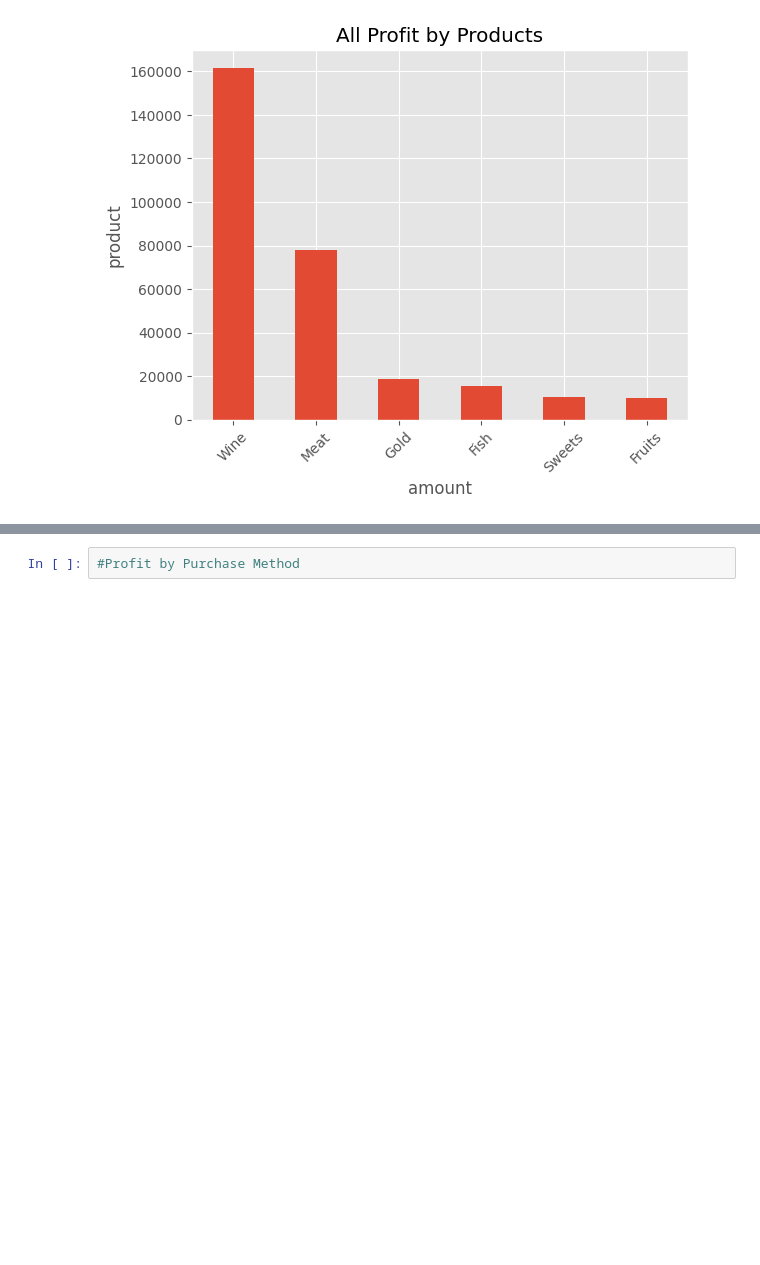
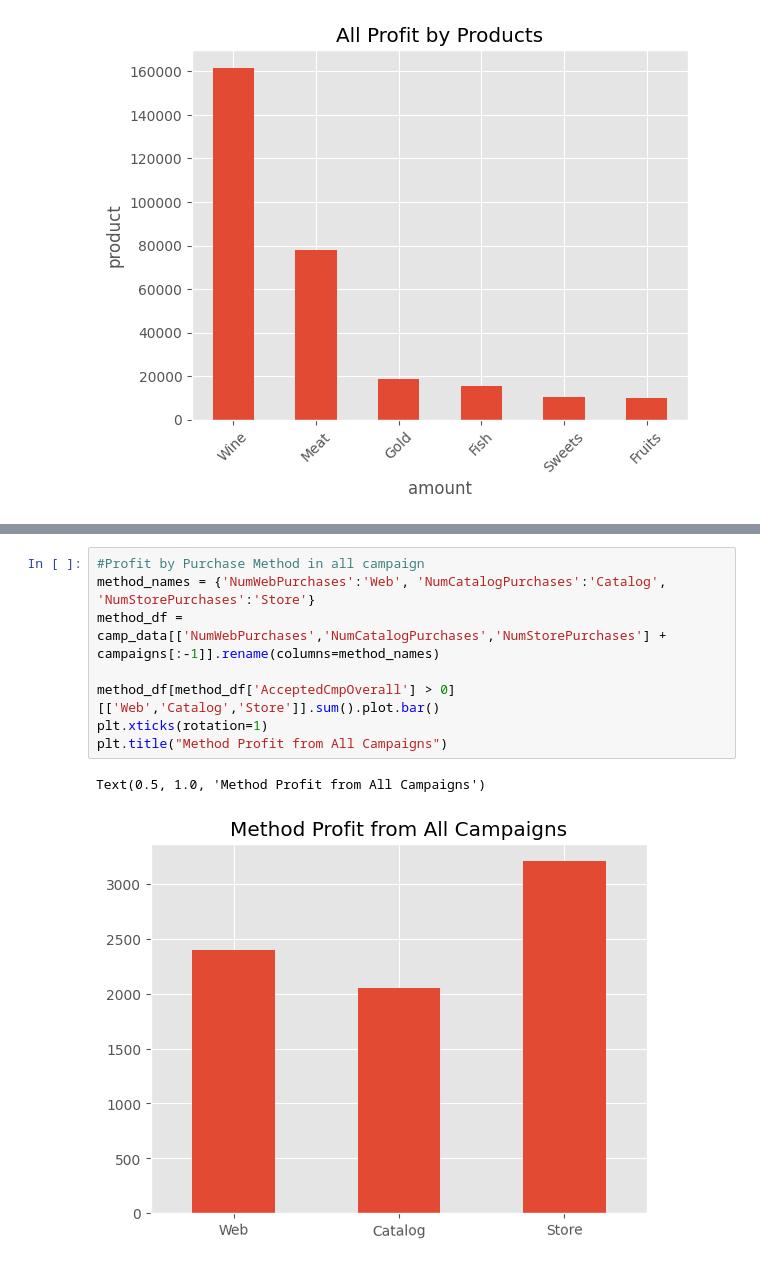
Before and after one commit to DottL/MarketingAnalysis, a Jupyter notebook: MarketingCampaignsAnalysis.ipynb, the cells around one changed output, grey strips where cells are left out. Saved outputs shown, nothing was run; the diff lists cells and outputs as text; blank space fills up the shorter version.

```diff
--- a/MarketingCampaignsAnalysis.ipynb
+++ b/MarketingCampaignsAnalysis.ipynb
@@ -199,2 +171,11 @@ camp_data.head()
 # %%
-#Profit by Purchase Method
+#Profit by Purchase Method in all campaign
+method_names = {'NumWebPurchases':'Web', 'NumCatalogPurchases':'Catalog', 'NumStorePurchases':'Store'}
+method_df = camp_data[['NumWebPurchases','NumCatalogPurchases','NumStorePurchases'] + campaigns[:-1]].rename(columns=method_names)
+
+method_df[method_df['AcceptedCmpOverall'] > 0][['Web','Catalog','Store']].sum().plot.bar()
+plt.xticks(rotation=1)
+plt.title("Method Profit from All Campaigns")
+# %% [output]
+Text(0.5, 1.0, 'Method Profit from All Campaigns')
+[figure, added]
```
Also changed, not shown: parts of 13 cells of this notebook.
